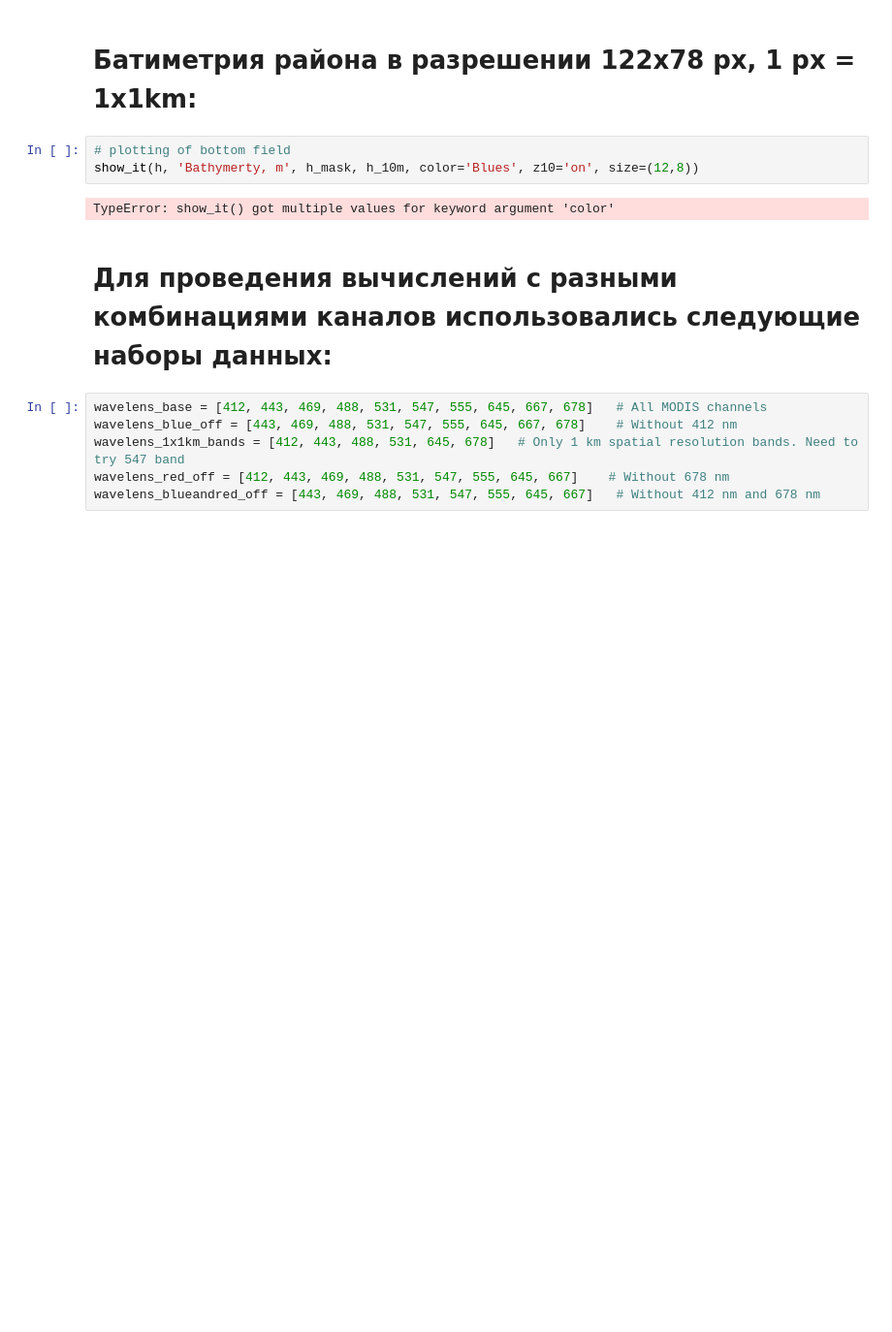
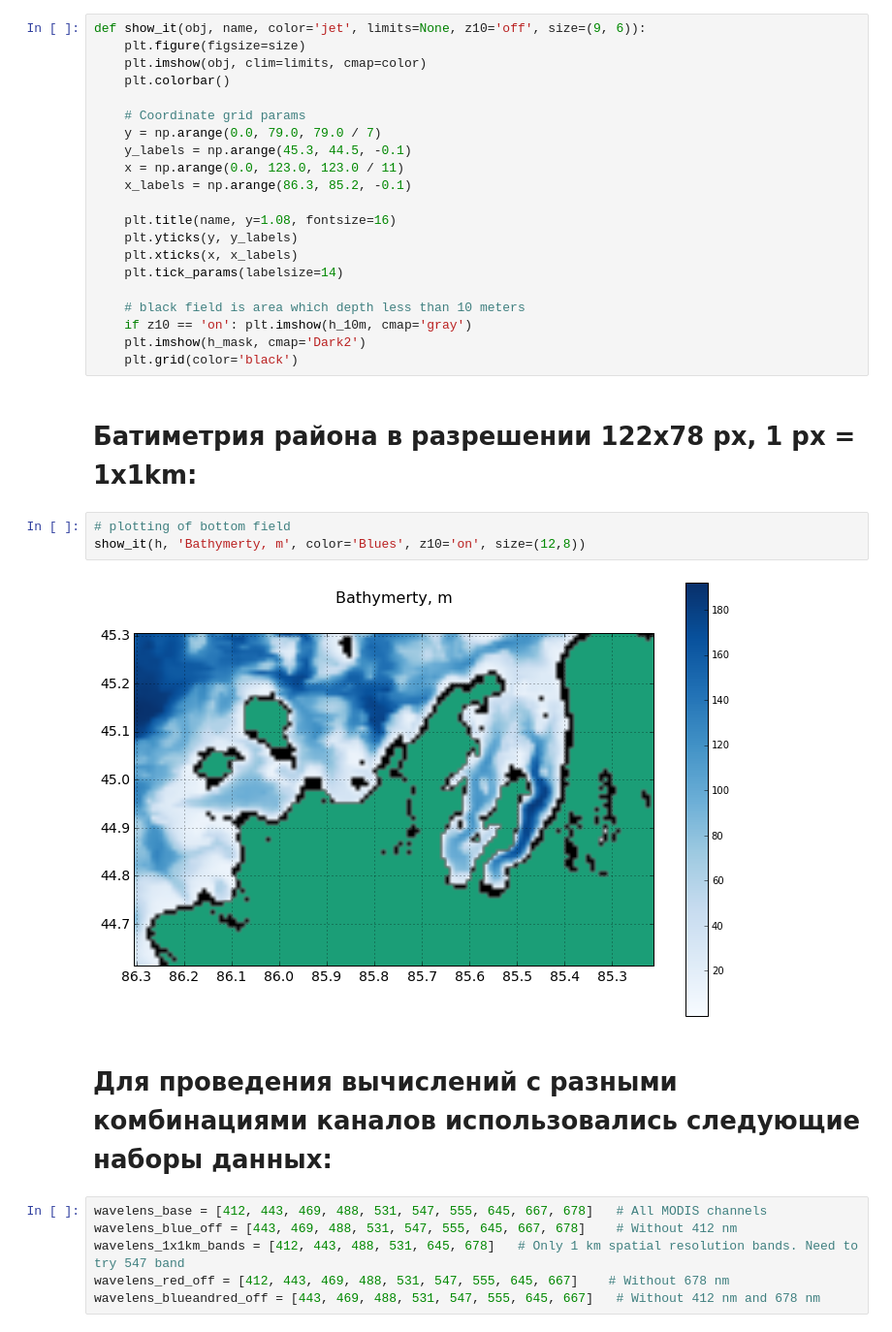
Before and after one commit to korvinos/work, a Jupyter notebook: exercises.ipynb, the cells around one changed output. Shown at 97% size. Cells and saved outputs as stored; diff of their text form; blank space fills up the shorter version.

Commit message:
None

```diff
--- a/exercises.ipynb
+++ b/exercises.ipynb
@@ -35,13 +35,34 @@ h_mask = np.where(np.isfinite(h), np.nan, np.array(1))
 
 # Mask shows 10 meters depth zone
 h_10m = np.where(h <= 10, np.array(1), np.nan)
+# %%
+def show_it(obj, name, color='jet', limits=None, z10='off', size=(9, 6)):
+    plt.figure(figsize=size)
+    plt.imshow(obj, clim=limits, cmap=color)
+    plt.colorbar()
+
+    # Coordinate grid params
+    y = np.arange(0.0, 79.0, 79.0 / 7)
+    y_labels = np.arange(45.3, 44.5, -0.1)
+    x = np.arange(0.0, 123.0, 123.0 / 11)
+    x_labels = np.arange(86.3, 85.2, -0.1)
+
+    plt.title(name, y=1.08, fontsize=16)
+    plt.yticks(y, y_labels)
+    plt.xticks(x, x_labels)
+    plt.tick_params(labelsize=14)
+
+    # black field is area which depth less than 10 meters
+    if z10 == 'on': plt.imshow(h_10m, cmap='gray')
+    plt.imshow(h_mask, cmap='Dark2')
+    plt.grid(color='black')
 # %% [markdown]
 # Батиметрия района в разрешении 122х78 px, 1 px = 1x1km:
 # %%
 # plotting of bottom field
-show_it(h, 'Bathymerty, m', h_mask, h_10m, color='Blues', z10='on', size=(12,8))
+show_it(h, 'Bathymerty, m', color='Blues', z10='on', size=(12,8))
 # %% [output]
-TypeError: show_it() got multiple values for keyword argument 'color'
+[figure, added]
 # %% [markdown]
 # Для проведения вычислений с разными комбинациями каналов использовались следующие наборы данных:
 # %%
```
